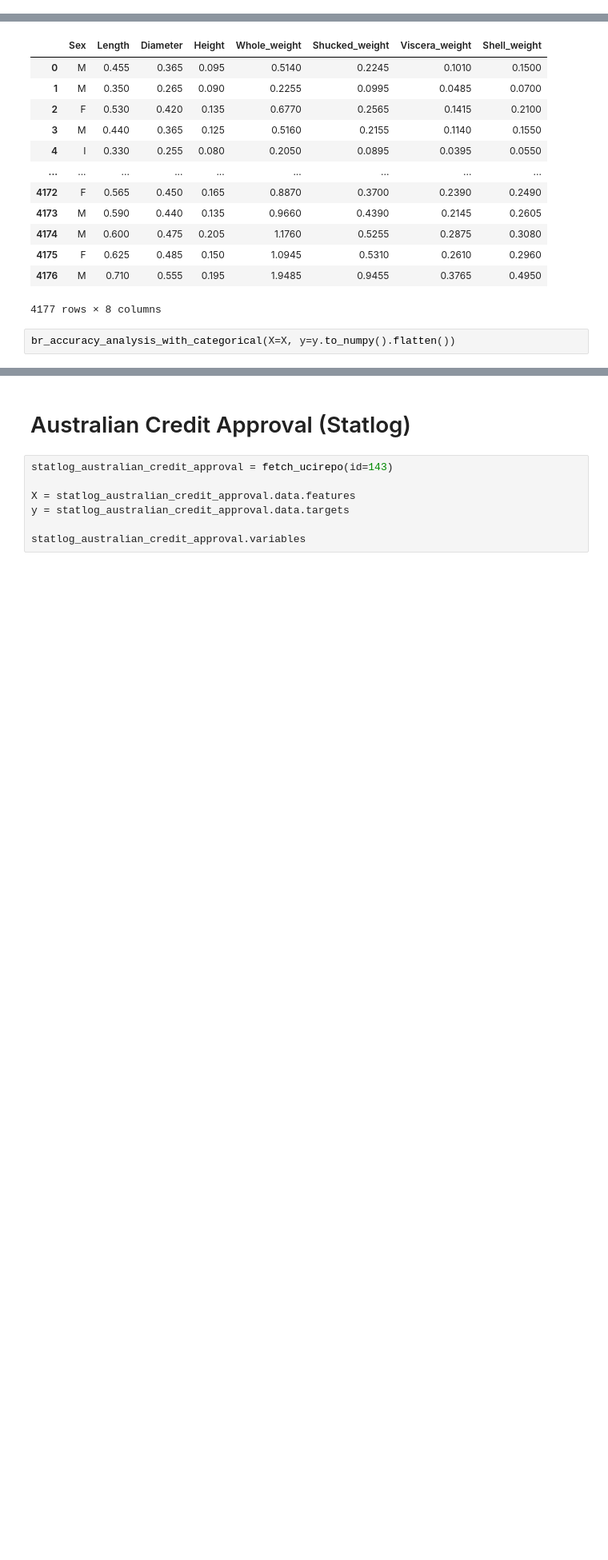
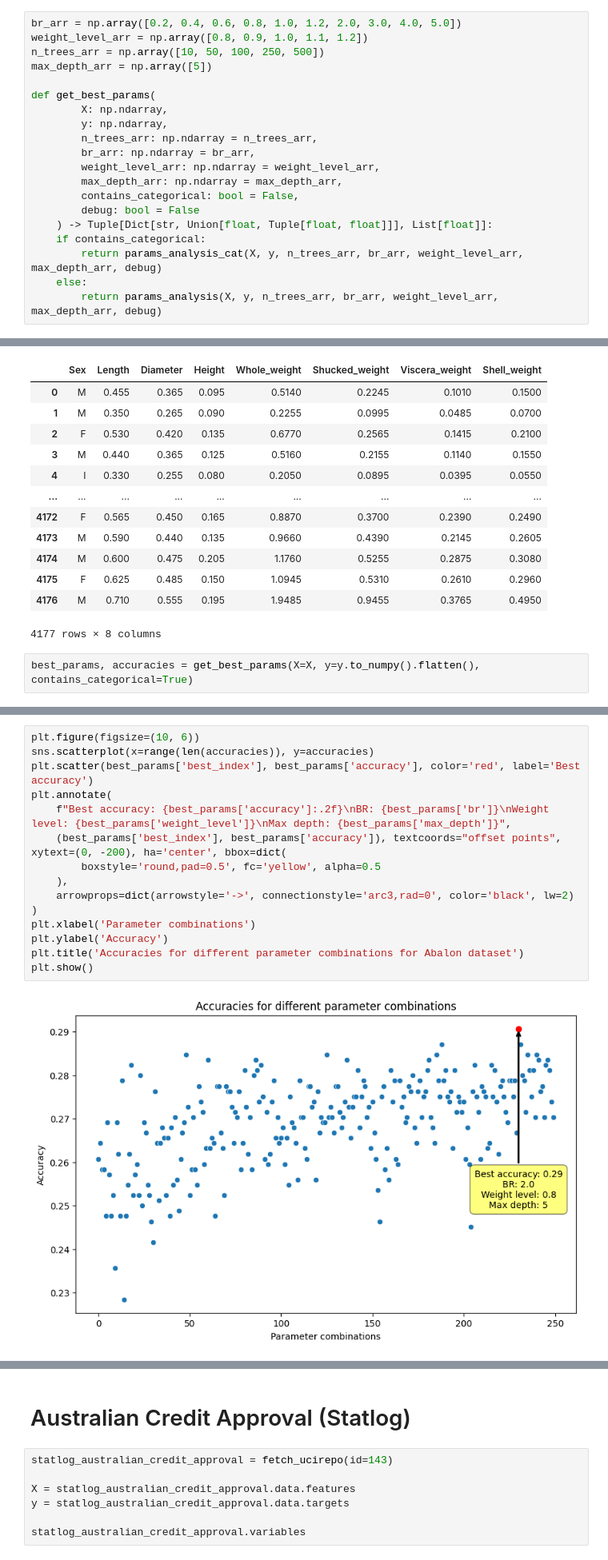
Before and after one commit to SilFernandez2/-algoritmos2_tpi, a Jupyter notebook: notebooks/analisis_datasets_paper.ipynb, the cells around one changed output, grey strips where cells are left out. Shown: that part at 80% size. Cells and saved outputs as stored; diff of their text form; blank space fills up the shorter version.

Commit message:
feat: mejora en funciones y agregado de plots

```diff
--- a/notebooks/analisis_datasets_paper.ipynb
+++ b/notebooks/analisis_datasets_paper.ipynb
@@ -194,3 +216,23 @@ def br_accuracy_analysis_with_categorical(X: pd.DataFrame, y: pd.Series, n_trees
+# %%
+br_arr = np.array([0.2, 0.4, 0.6, 0.8, 1.0, 1.2, 2.0, 3.0, 4.0, 5.0])
+weight_level_arr = np.array([0.8, 0.9, 1.0, 1.1, 1.2])
+n_trees_arr = np.array([10, 50, 100, 250, 500])
+max_depth_arr = np.array([5])
+
+def get_best_params(
+        X: np.ndarray,
+        y: np.ndarray,
+        n_trees_arr: np.ndarray = n_trees_arr,
+        br_arr: np.ndarray = br_arr,
+        weight_level_arr: np.ndarray = weight_level_arr,
+        max_depth_arr: np.ndarray = max_depth_arr,
+        contains_categorical: bool = False,
+        debug: bool = False
+    ) -> Tuple[Dict[str, Union[float, Tuple[float, float]]], List[float]]:
+    if contains_categorical:
+        return params_analysis_cat(X, y, n_trees_arr, br_arr, weight_level_arr, max_depth_arr, debug)
+    else:
+        return params_analysis(X, y, n_trees_arr, br_arr, weight_level_arr, max_depth_arr, debug)
 # %% [markdown]
 # Abalon (id=1)
 # %%
@@ -228,4 +270,4 @@ abalon.data.features
 | 4176 | M | 0.710 | 0.555 | 0.195 | 1.9485 | 0.9455 | 0.3765 | 0.4950 |
 4177 rows × 8 columns
 # %%
-br_accuracy_analysis_with_categorical(X=X, y=y.to_numpy().flatten())
+best_params, accuracies = get_best_params(X=X, y=y.to_numpy().flatten(), contains_categorical=True)
@@ -249,0 +274,17 @@ Mejor accuracy en conjunto de prueba: 0.2823
+# %%
+plt.figure(figsize=(10, 6))
+sns.scatterplot(x=range(len(accuracies)), y=accuracies)
+plt.scatter(best_params['best_index'], best_params['accuracy'], color='red', label='Best accuracy')
+plt.annotate(
+    f"Best accuracy: {best_params['accuracy']:.2f}\nBR: {best_params['br']}\nWeight level: {best_params['weight_level']}\nMax depth: {best_params['max_depth']}",
+    (best_params['best_index'], best_params['accuracy']), textcoords="offset points", xytext=(0, -200), ha='center', bbox=dict(
+        boxstyle='round,pad=0.5', fc='yellow', alpha=0.5
+    ),
+    arrowprops=dict(arrowstyle='->', connectionstyle='arc3,rad=0', color='black', lw=2)
+)
+plt.xlabel('Parameter combinations')
+plt.ylabel('Accuracy')
+plt.title('Accuracies for different parameter combinations for Abalon dataset')
+plt.show()
+# %% [output]
+[figure, added]
```
Also changed, not shown: parts of 20 cells of this notebook.
